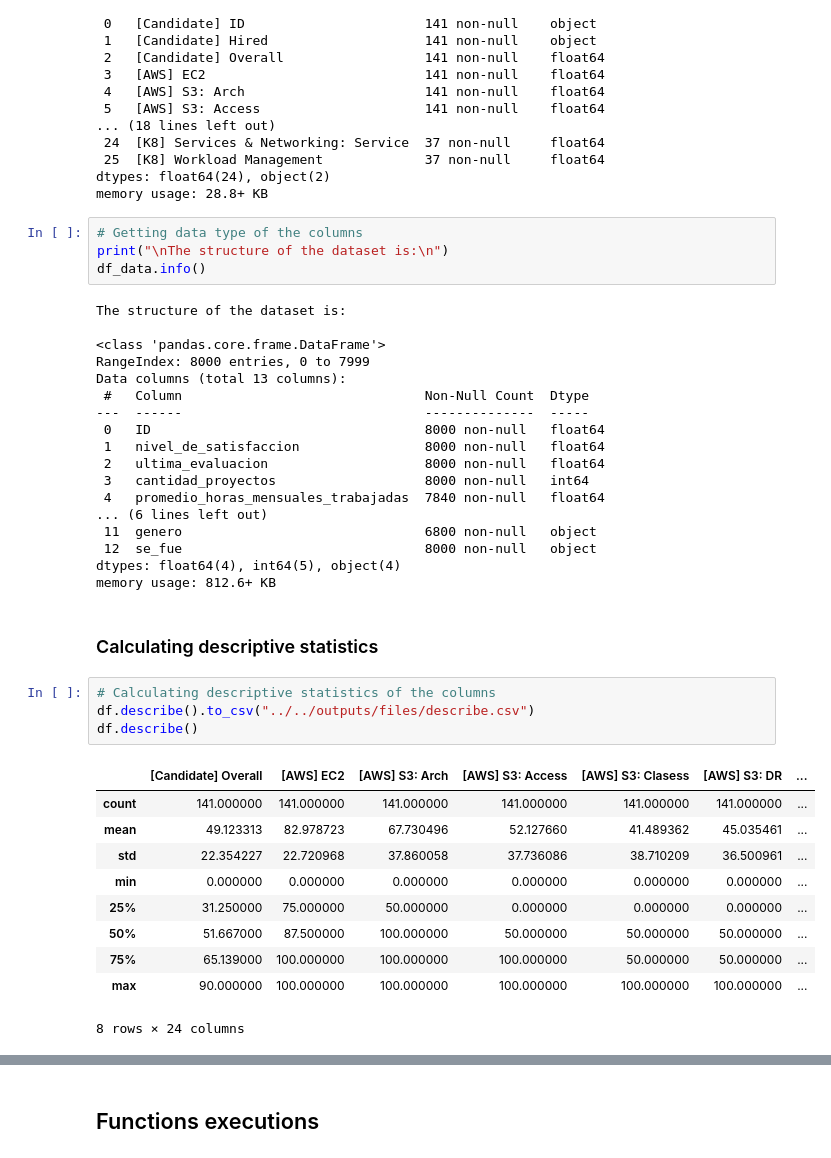
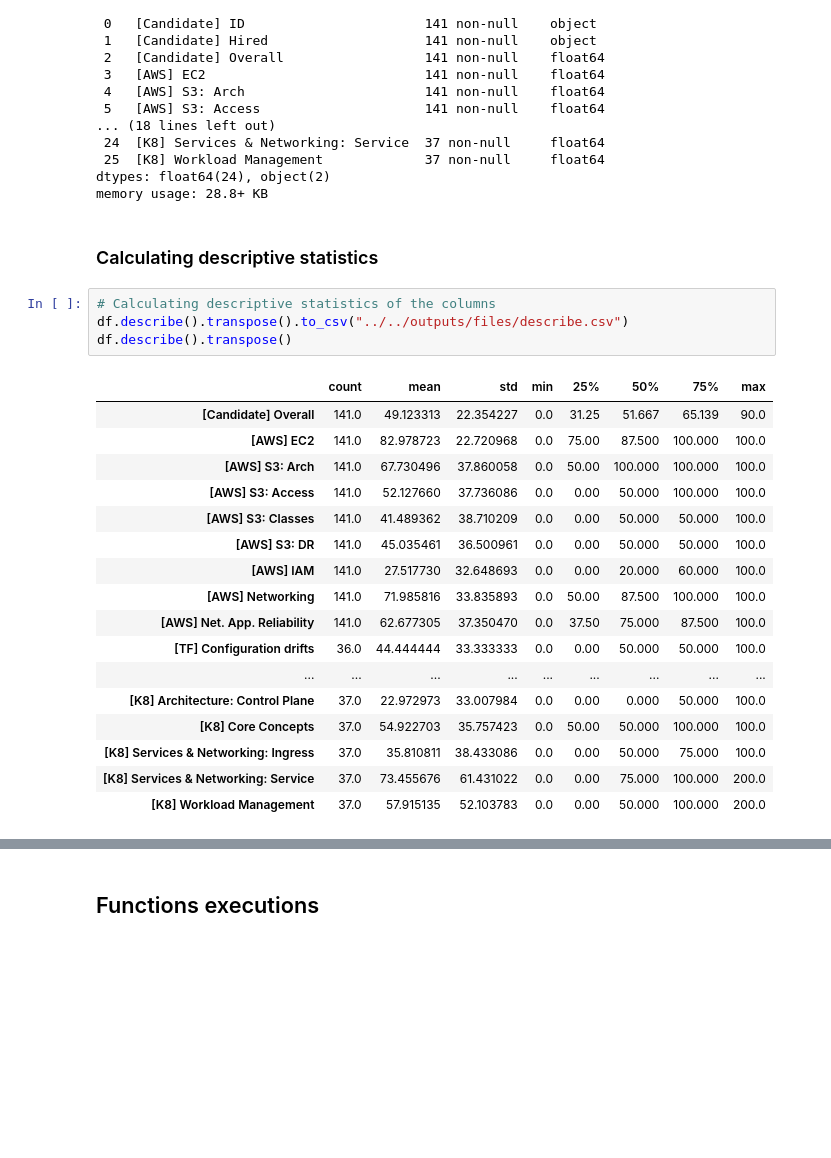
Before and after one commit to anasillo/caylent-hiring, a Jupyter notebook: code/1 - EDA/main.ipynb, the cells around one changed output, grey strips where cells are left out. Cells and saved outputs as stored; diff of their text form; blank space fills up the shorter version.

```diff
--- a/code/1 - EDA/main.ipynb
+++ b/code/1 - EDA/main.ipynb
@@ -239,42 +241,27 @@ Data columns (total 26 columns):
  25  [K8] Workload Management             37 non-null     float64
 dtypes: float64(24), object(2)
 memory usage: 28.8+ KB
-# %%
-# Getting data type of the columns
-print("\nThe structure of the dataset is:\n")
-df_data.info()
-# %% [output]
-The structure of the dataset is:
-
-<class 'pandas.core.frame.DataFrame'>
-RangeIndex: 8000 entries, 0 to 7999
-Data columns (total 13 columns):
- #   Column                               Non-Null Count  Dtype
----  ------                               --------------  -----
- 0   ID                                   8000 non-null   float64
- 1   nivel_de_satisfaccion                8000 non-null   float64
- 2   ultima_evaluacion                    8000 non-null   float64
- 3   cantidad_proyectos                   8000 non-null   int64
- 4   promedio_horas_mensuales_trabajadas  7840 non-null   float64
-... (6 lines left out)
- 11  genero                               6800 non-null   object
- 12  se_fue                               8000 non-null   object
-dtypes: float64(4), int64(5), object(4)
-memory usage: 812.6+ KB
 # %% [markdown]
 ### Calculating descriptive statistics
 # %%
 # Calculating descriptive statistics of the columns
-df.describe().to_csv("../../outputs/files/describe.csv")
-df.describe()
+df.describe().transpose().to_csv("../../outputs/files/describe.csv")
+df.describe().transpose()
 # %% [output]
-|  | [Candidate] Overall | [AWS] EC2 | [AWS] S3: Arch | [AWS] S3: Access | [AWS] S3: Clasess | [AWS] S3: DR | ... |
-| count | 141.000000 | 141.000000 | 141.000000 | 141.000000 | 141.000000 | 141.000000 | ... |
-| mean | 49.123313 | 82.978723 | 67.730496 | 52.127660 | 41.489362 | 45.035461 | ... |
-| std | 22.354227 | 22.720968 | 37.860058 | 37.736086 | 38.710209 | 36.500961 | ... |
-| min | 0.000000 | 0.000000 | 0.000000 | 0.000000 | 0.000000 | 0.000000 | ... |
-| 25% | 31.250000 | 75.000000 | 50.000000 | 0.000000 | 0.000000 | 0.000000 | ... |
-| 50% | 51.667000 | 87.500000 | 100.000000 | 50.000000 | 50.000000 | 50.000000 | ... |
-| 75% | 65.139000 | 100.000000 | 100.000000 | 100.000000 | 50.000000 | 50.000000 | ... |
-| max | 90.000000 | 100.000000 | 100.000000 | 100.000000 | 100.000000 | 100.000000 | ... |
+|  | count | mean | std | min | 25% | 50% | 75% | max |
+| [Candidate] Overall | 141.0 | 49.123313 | 22.354227 | 0.0 | 31.25 | 51.667 | 65.139 | 90.0 |
+| [AWS] EC2 | 141.0 | 82.978723 | 22.720968 | 0.0 | 75.00 | 87.500 | 100.000 | 100.0 |
+| [AWS] S3: Arch | 141.0 | 67.730496 | 37.860058 | 0.0 | 50.00 | 100.000 | 100.000 | 100.0 |
+| [AWS] S3: Access | 141.0 | 52.127660 | 37.736086 | 0.0 | 0.00 | 50.000 | 100.000 | 100.0 |
+| [AWS] S3: Classes | 141.0 | 41.489362 | 38.710209 | 0.0 | 0.00 | 50.000 | 50.000 | 100.0 |
+| [AWS] S3: DR | 141.0 | 45.035461 | 36.500961 | 0.0 | 0.00 | 50.000 | 50.000 | 100.0 |
+| [AWS] IAM | 141.0 | 27.517730 | 32.648693 | 0.0 | 0.00 | 20.000 | 60.000 | 100.0 |
+| [AWS] Networking | 141.0 | 71.985816 | 33.835893 | 0.0 | 50.00 | 87.500 | 100.000 | 100.0 |
+| [AWS] Net. App. Reliability | 141.0 | 62.677305 | 37.350470 | 0.0 | 37.50 | 75.000 | 87.500 | 100.0 |
+| [TF] Configuration drifts | 36.0 | 44.444444 | 33.333333 | 0.0 | 0.00 | 50.000 | 50.000 | 100.0 |
+| ... | ... | ... | ... | ... | ... | ... | ... | ... |
+| [K8] Architecture: Control Plane | 37.0 | 22.972973 | 33.007984 | 0.0 | 0.00 | 0.000 | 50.000 | 100.0 |
+| [K8] Core Concepts | 37.0 | 54.922703 | 35.757423 | 0.0 | 50.00 | 50.000 | 100.000 | 100.0 |
+| [K8] Services & Networking: Ingress | 37.0 | 35.810811 | 38.433086 | 0.0 | 0.00 | 50.000 | 75.000 | 100.0 |
+| [K8] Services & Networking: Service | 37.0 | 73.455676 | 61.431022 | 0.0 | 0.00 | 75.000 | 100.000 | 200.0 |
+| [K8] Workload Management | 37.0 | 57.915135 | 52.103783 | 0.0 | 0.00 | 50.000 | 100.000 | 200.0 |
-8 rows × 24 columns
```
Also changed, not shown: parts of 10 cells of this notebook.
